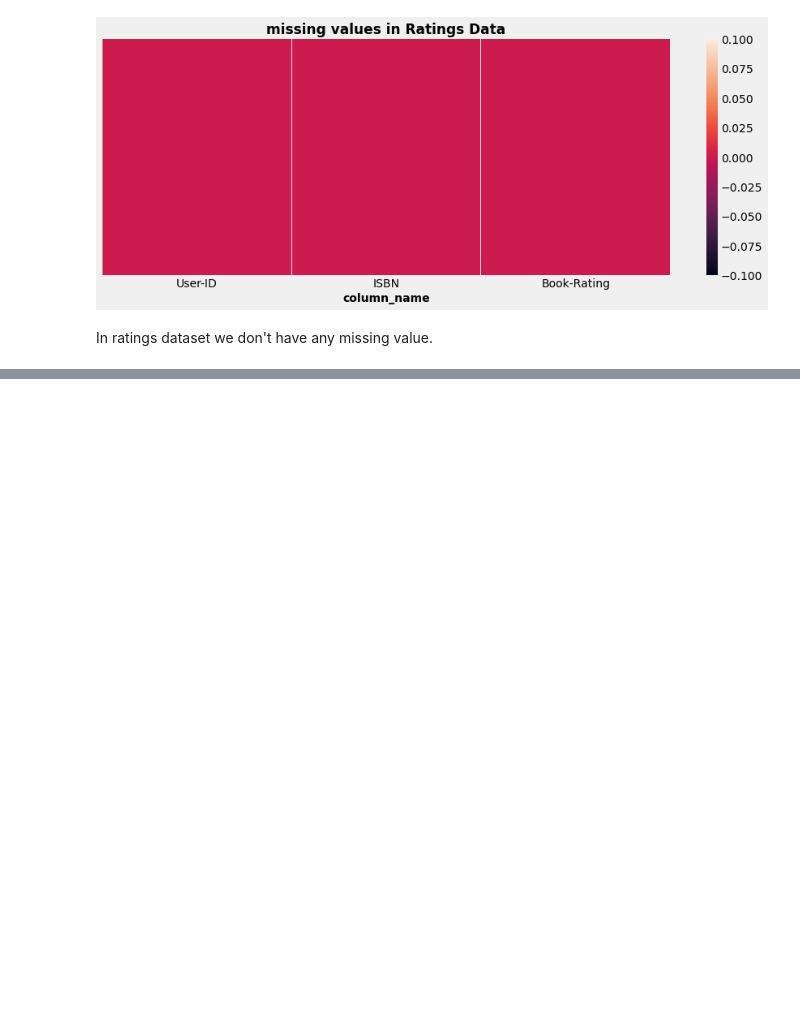
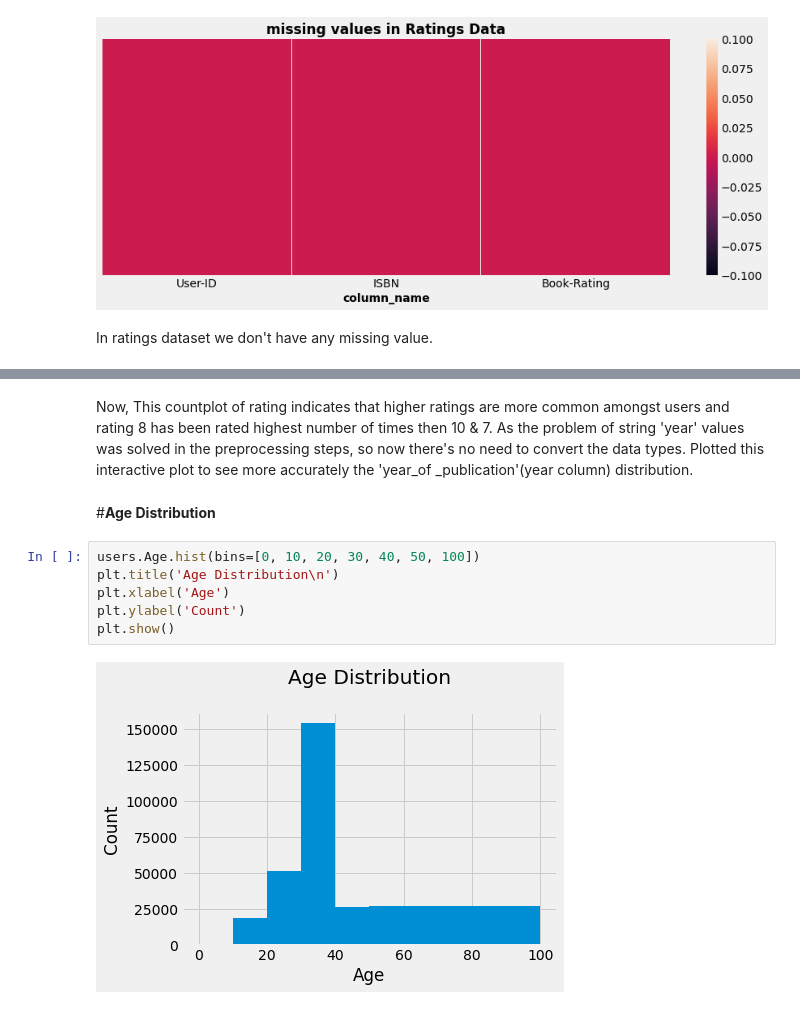
Before and after one commit to RanjithK2608/Book-Recommendation-System, a Jupyter notebook: Book_Recommendation_System.ipynb, the cells around one changed output, grey strips where cells are left out. Drawn from its saved outputs; the diff is of its cells as text; blank space fills up the shorter version.

```diff
--- a/Book_Recommendation_System.ipynb
+++ b/Book_Recommendation_System.ipynb
@@ -564,0 +660,12 @@ In ratings dataset we don't have any missing value.
+# %% [markdown]
+Now, This countplot of rating indicates that higher ratings are more common amongst users and rating 8 has been rated highest number of times then 10 & 7. As the problem of string 'year' values was solved in the preprocessing steps, so now there's no need to convert the data types. Plotted this interactive plot to see more accurately the 'year_of _publication'(year column) distribution.
+# %% [markdown]
+#<b>Age Distribution
+# %%
+users.Age.hist(bins=[0, 10, 20, 30, 40, 50, 100])
+plt.title('Age Distribution\n')
+plt.xlabel('Age')
+plt.ylabel('Count')
+plt.show()
+# %% [output]
+[figure, added]
```
Also changed, not shown: parts of 109 cells of this notebook.
